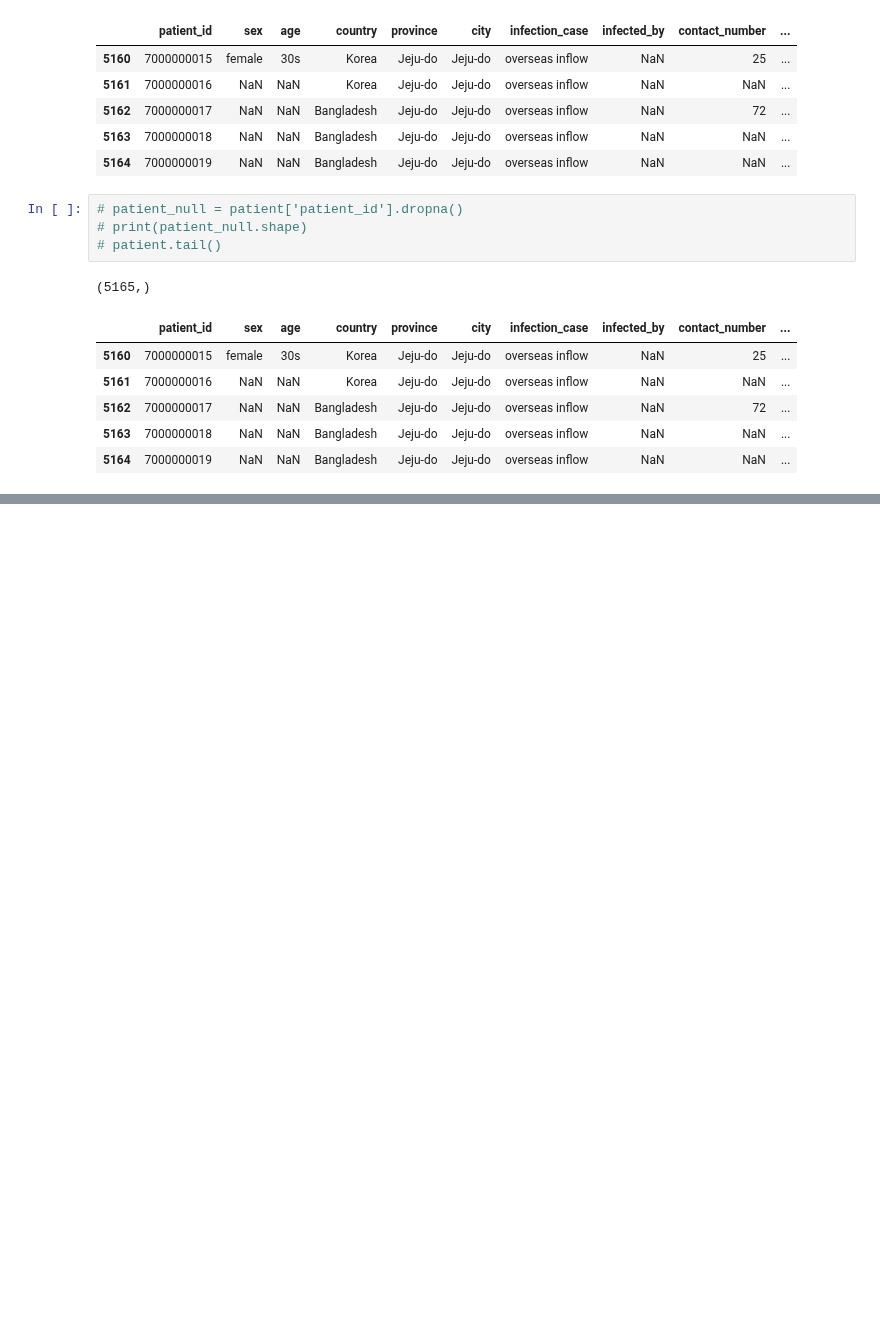
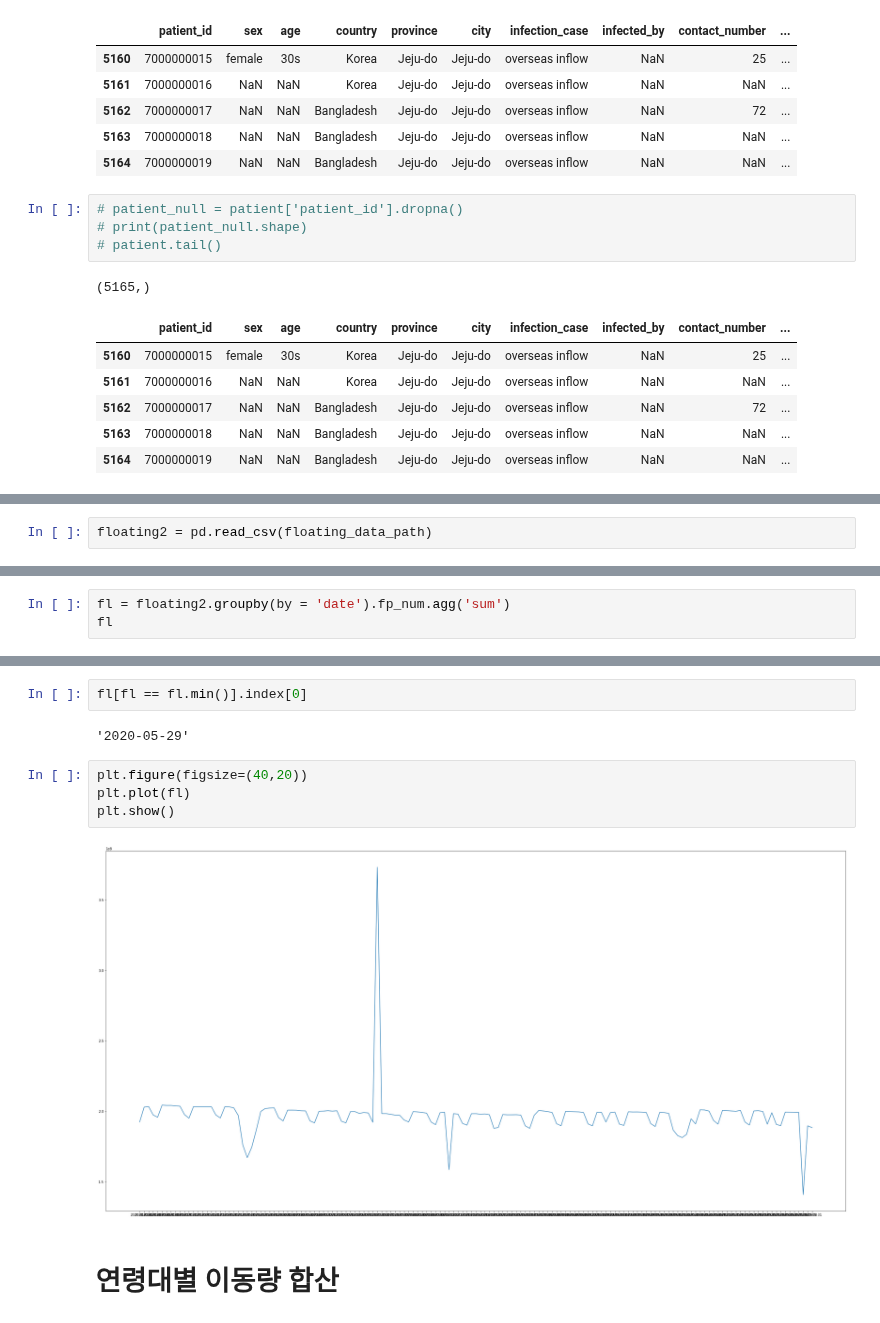
Before and after one commit to zzozzo/Datathon, a Jupyter notebook: data1.ipynb, the cells around one changed output, grey strips where cells are left out. Drawn from its saved outputs; the diff is of its cells as text; blank space fills up the shorter version.

```diff
--- a/data1.ipynb
+++ b/data1.ipynb
@@ -135,0 +185,2 @@ plt.show()
+# %%
+floating2 = pd.read_csv(floating_data_path)
@@ -135,0 +189,3 @@ plt.show()
+# %%
+fl = floating2.groupby(by = 'date').fp_num.agg('sum')
+fl
@@ -135,0 +213,12 @@ plt.show()
+# %%
+fl[fl == fl.min()].index[0]
+# %% [output]
+'2020-05-29'
+# %%
+plt.figure(figsize=(40,20))
+plt.plot(fl)
+plt.show()
+# %% [output]
+[figure, added]
+# %% [markdown]
+# 연령대별 이동량 합산
```
Also changed, not shown: parts of 12 cells of this notebook.
